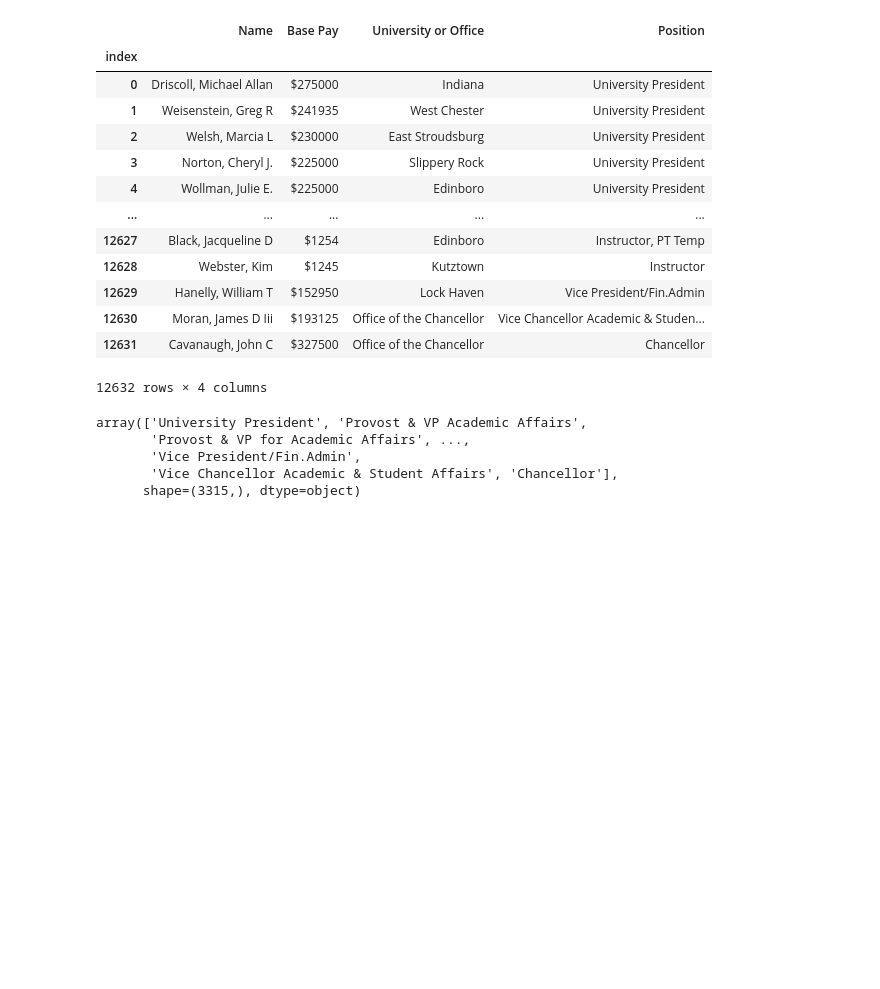
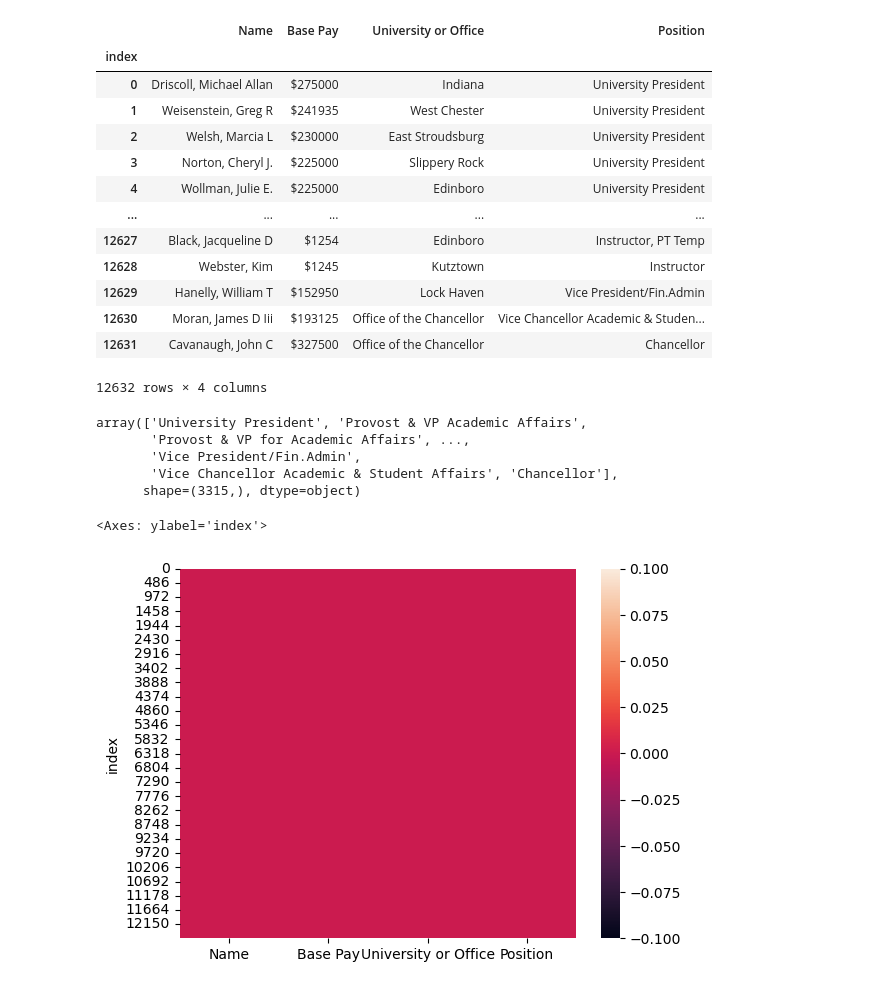
Before and after one commit to ManuelMF/College, a Jupyter notebook: PIA/Tema2/proves04.ipynb, the cells around one changed output. Drawn from its saved outputs; the diff is of its cells as text; code cells hidden in the pictures; blank space fills up the shorter version.

```diff
--- a/PIA/Tema2/proves04.ipynb
+++ b/PIA/Tema2/proves04.ipynb
@@ -26,3 +26,9 @@ array(['University President', 'Provost & VP Academic Affairs',
        'Vice President/Fin.Admin',
        'Vice Chancellor Academic & Student Affairs', 'Chancellor'],
       shape=(3315,), dtype=object)
+# %%
+import seaborn as sns
+sns.heatmap(df.isnull())
+# %% [output]
+<Axes: ylabel='index'>
+[figure, added]
```
Also changed, not shown: parts of 8 cells of this notebook.
